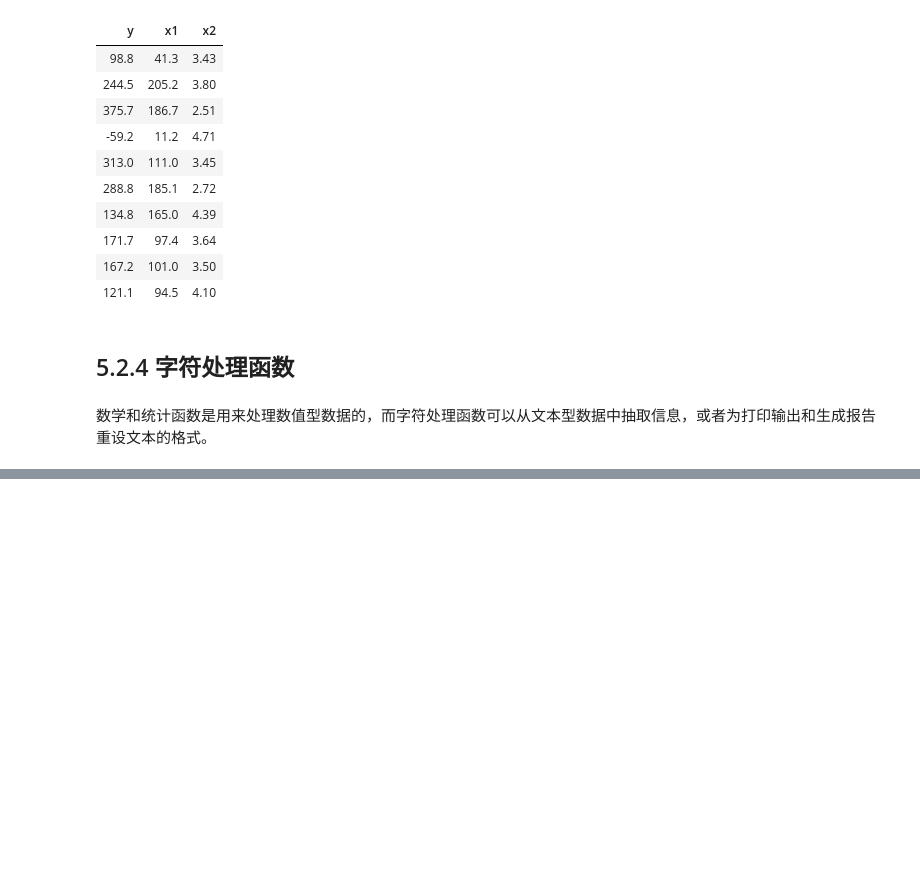
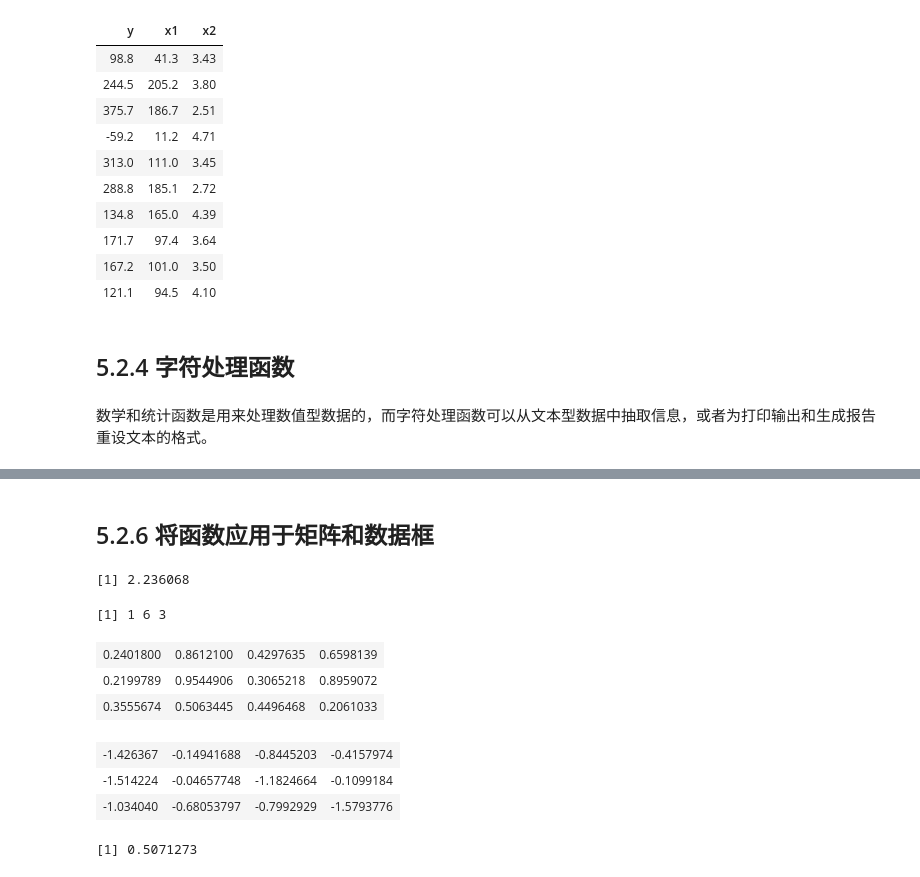
Before and after one commit to xiaowei3223/R-learning, a Jupyter notebook: 5 高级数据管理.ipynb, the cells around one changed output, grey strips where cells are left out. Drawn from its saved outputs; the diff is of its cells as text; code cells hidden in the pictures; blank space fills up the shorter version.

```diff
--- a/5 高级数据管理.ipynb
+++ b/5 高级数据管理.ipynb
@@ -139,0 +152,29 @@ https://github.com/IRkernel/repr/wiki/Problems-with-unicode-on-windows
+# %% [markdown]
+## 5.2.6 将函数应用于矩阵和数据框
+# %%
+a <- 5
+sqrt(a)
+# %% [output]
+[1] 2.236068
+# %%
+b <- c(1.243, 5.654, 2.99)
+round(b)
+# %% [output]
+[1] 1 6 3
+# %%
+c <- matrix(runif(12),nrow=3)
+c
+# %% [output]
+| 0.2401800 | 0.8612100 | 0.4297635 | 0.6598139 |
+| 0.2199789 | 0.9544906 | 0.3065218 | 0.8959072 |
+| 0.3555674 | 0.5063445 | 0.4496468 | 0.2061033 |
+# %%
+log(c)
+# %% [output]
+| -1.426367 | -0.14941688 | -0.8445203 | -0.4157974 |
+| -1.514224 | -0.04657748 | -1.1824664 | -0.1099184 |
+| -1.034040 | -0.68053797 | -0.7992929 | -1.5793776 |
+# %%
+mean(c)  #这里求得是矩阵中全部12个元素的均值
+# %% [output]
+[1] 0.5071273
```
Also changed, not shown: parts of 35 cells of this notebook, 2 other files.
